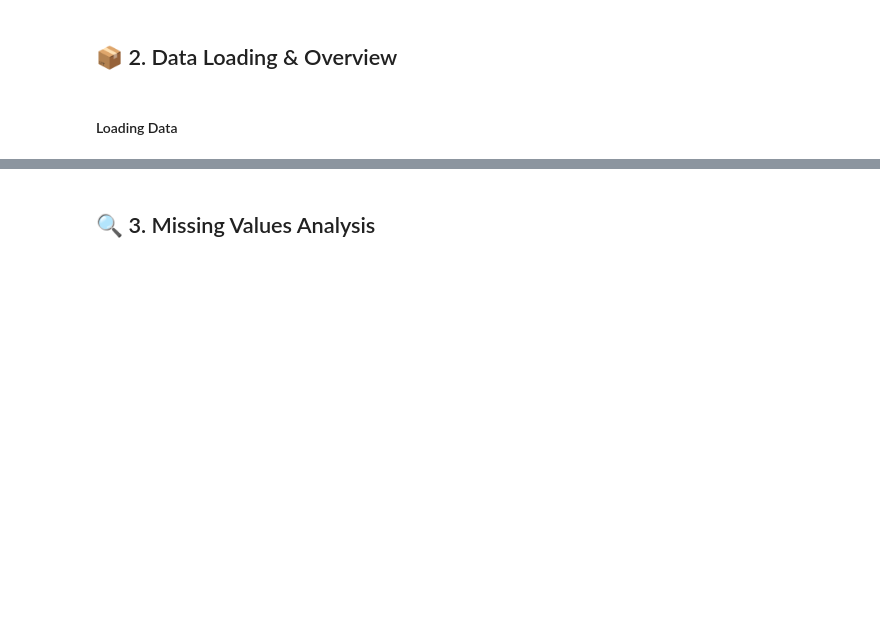
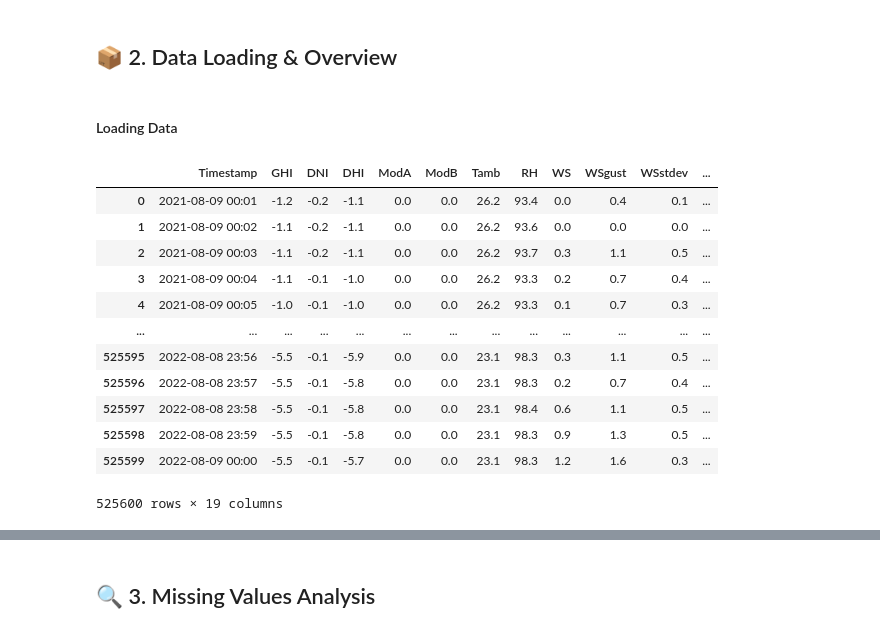
Before and after one commit to Teshager21/solar-challenge-week1, a Jupyter notebook: notebooks/benin_eda.ipynb, the cells around one changed output, grey strips where cells are left out. Drawn from its saved outputs; the diff is of its cells as text; code cells hidden in the pictures; blank space fills up the shorter version.

```diff
--- a/notebooks/benin_eda.ipynb
+++ b/notebooks/benin_eda.ipynb
@@ -19,3 +20,18 @@ warnings.filterwarnings("ignore")
 # %%
 #load the data from the github repo or #using locally stored dataset
 df=pd.read_csv('../data/benin-malanville.csv')
+df
+# %% [output]
+|  | Timestamp | GHI | DNI | DHI | ModA | ModB | Tamb | RH | WS | WSgust | WSstdev | ... |
+| 0 | 2021-08-09 00:01 | -1.2 | -0.2 | -1.1 | 0.0 | 0.0 | 26.2 | 93.4 | 0.0 | 0.4 | 0.1 | ... |
+| 1 | 2021-08-09 00:02 | -1.1 | -0.2 | -1.1 | 0.0 | 0.0 | 26.2 | 93.6 | 0.0 | 0.0 | 0.0 | ... |
+| 2 | 2021-08-09 00:03 | -1.1 | -0.2 | -1.1 | 0.0 | 0.0 | 26.2 | 93.7 | 0.3 | 1.1 | 0.5 | ... |
+| 3 | 2021-08-09 00:04 | -1.1 | -0.1 | -1.0 | 0.0 | 0.0 | 26.2 | 93.3 | 0.2 | 0.7 | 0.4 | ... |
+| 4 | 2021-08-09 00:05 | -1.0 | -0.1 | -1.0 | 0.0 | 0.0 | 26.2 | 93.3 | 0.1 | 0.7 | 0.3 | ... |
+| ... | ... | ... | ... | ... | ... | ... | ... | ... | ... | ... | ... | ... |
+| 525595 | 2022-08-08 23:56 | -5.5 | -0.1 | -5.9 | 0.0 | 0.0 | 23.1 | 98.3 | 0.3 | 1.1 | 0.5 | ... |
+| 525596 | 2022-08-08 23:57 | -5.5 | -0.1 | -5.8 | 0.0 | 0.0 | 23.1 | 98.3 | 0.2 | 0.7 | 0.4 | ... |
+| 525597 | 2022-08-08 23:58 | -5.5 | -0.1 | -5.8 | 0.0 | 0.0 | 23.1 | 98.4 | 0.6 | 1.1 | 0.5 | ... |
+| 525598 | 2022-08-08 23:59 | -5.5 | -0.1 | -5.8 | 0.0 | 0.0 | 23.1 | 98.3 | 0.9 | 1.3 | 0.5 | ... |
+| 525599 | 2022-08-09 00:00 | -5.5 | -0.1 | -5.7 | 0.0 | 0.0 | 23.1 | 98.3 | 1.2 | 1.6 | 0.3 | ... |
+525600 rows × 19 columns
```
Also changed, not shown: parts of 7 cells of this notebook.
